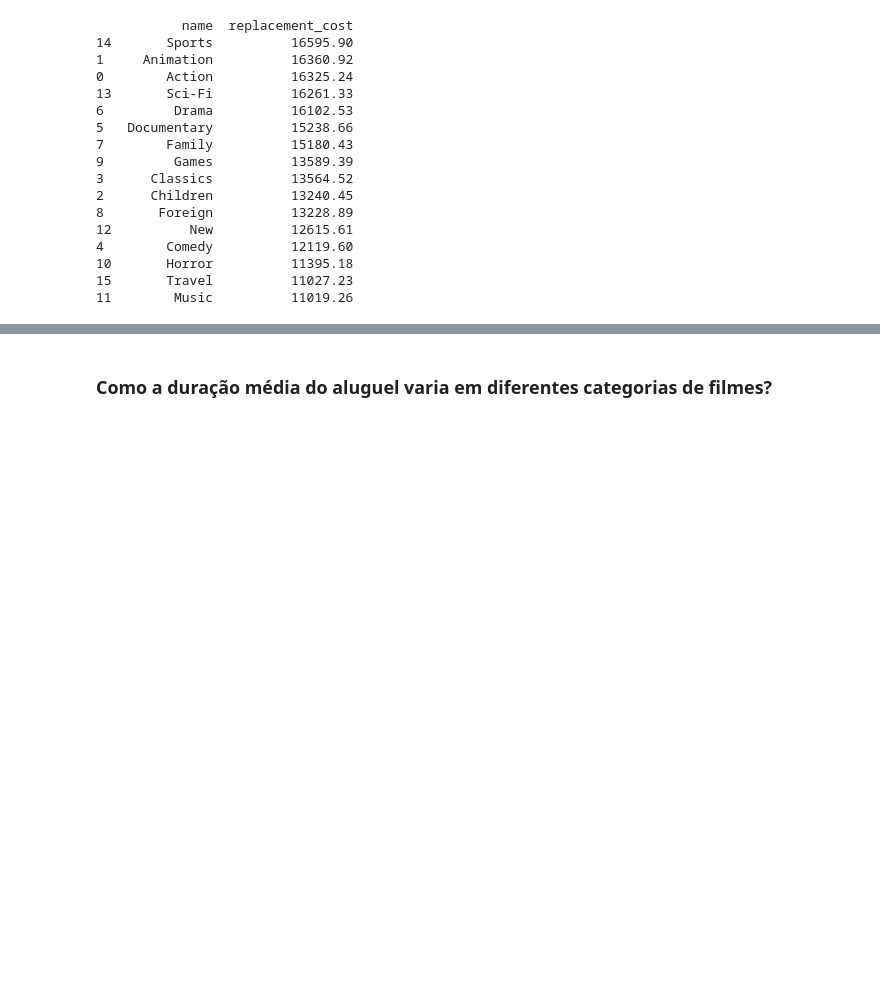
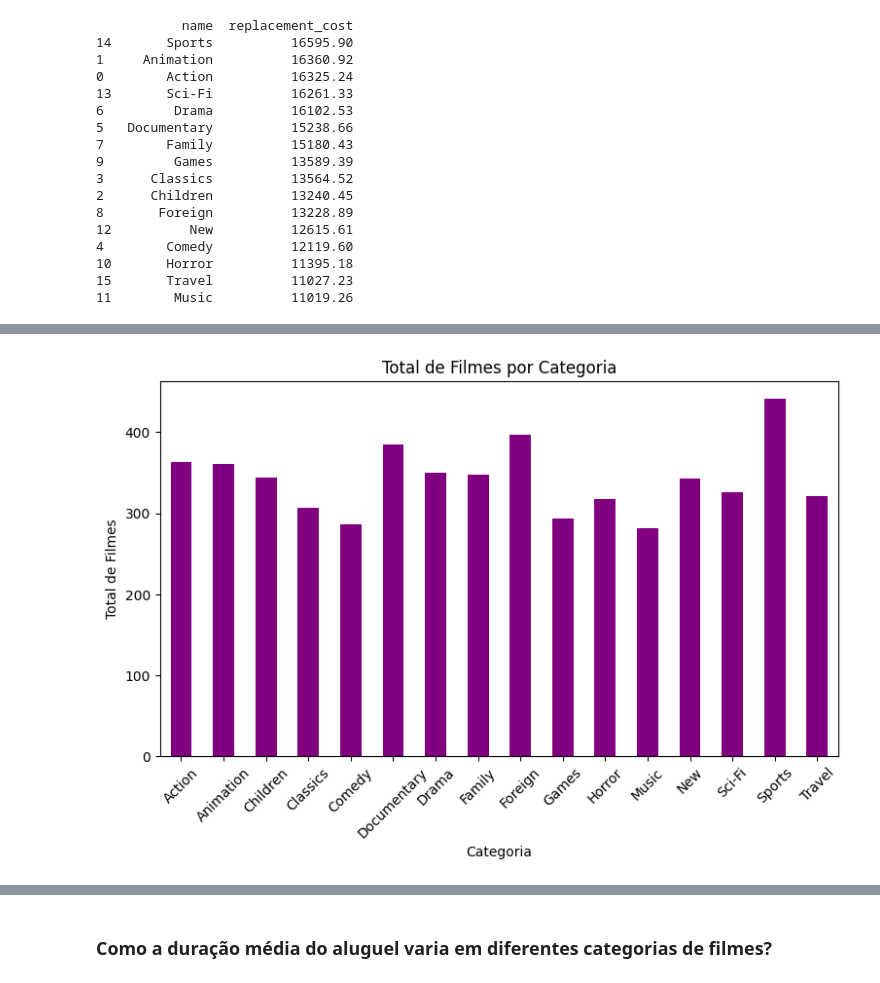
Before and after one commit to AureliaCovre/PROJETO_FILMFRAME, a Jupyter notebook: 3_analises/3 - Análises e resultados.ipynb, the cells around one changed output, grey strips where cells are left out. Drawn from its saved outputs; the diff is of its cells as text; code cells hidden in the pictures; blank space fills up the shorter version.

```diff
--- a/3_analises/3 - Análises e resultados.ipynb
+++ b/3_analises/3 - Análises e resultados.ipynb
@@ -150,6 +168,6 @@ actor.head()
 # %%
-# Concatenando as colunas "first_name" e "last_name" em uma única coluna chamada "full_name"
-actor['full_name'] = actor.apply(lambda row: f"{row['first_name']} {row['last_name']}", axis=1)
+# Concatenando as colunas "first_name" e "last_name" em uma única coluna chamada "ator_atriz"
+actor['ator_atriz'] = actor.apply(lambda row: f"{row['first_name']} {row['last_name']}", axis=1)
 
 # Exibir o DataFrame "actor" com a nova coluna "full_name"
 print(actor)
@@ -170,10 +188,10 @@ print(actor)
 [200 rows x 4 columns]
 # %%
 # Juntar o DataFrame "film_completa" com o DataFrame "actor" usando a coluna "actor_id"
-df_merged = pd.merge(film_completa, actor, on='actor_id', how='left')
+film_completa = pd.merge(film_completa, actor, on='actor_id', how='left')
 
 # Exibir o DataFrame resultante
-df_merged.head(3)
+film_completa.head(3)
 # %% [output]
 |  | film_id | title | description | release_year | language_id | rental_duration | rental_rate | length | ... |
 | 0 | 133 | Chamber Italian | A Fateful Reflection of a Moose A... | 2006 | 1 | 7 | 4.99 | 117 | ... |
@@ -181,6 +199,5 @@ df_merged.head(3)
 | 2 | 133 | Chamber Italian | A Fateful Reflection of a Moose A... | 2006 | 1 | 7 | 4.99 | 117 | ... |
 # %%
 # Dropando colunas desnecessárias para análise
-df_merged = df_merged.drop(columns=['first_name'])
-df_merged = df_merged.drop(columns=['last_name'])
+film_completa = film_completa.drop(columns=['first_name', 'last_name'])
 # %%
@@ -212,0 +240,5 @@ dtype: int64
+# %%
+# Calculando o total de filmes por categoria
+film_categoria = film_completa.groupby('name')['film_id'].count()
+
+print(film_categoria)
@@ -212,0 +264,13 @@ dtype: int64
+# %%
+# Definir tamanho personalizado para a figura
+plt.figure(figsize=(9, 5))
+
+# Gráfico de barras
+film_categoria.plot(kind='bar', color='purple')
+plt.xlabel('Categoria')
+plt.ylabel('Total de Filmes')
+plt.title('Total de Filmes por Categoria')
+plt.xticks(rotation=45)
+plt.show()
+# %% [output]
+[figure, added]
```
Also changed, not shown: parts of 23 cells of this notebook, 2 other files.
